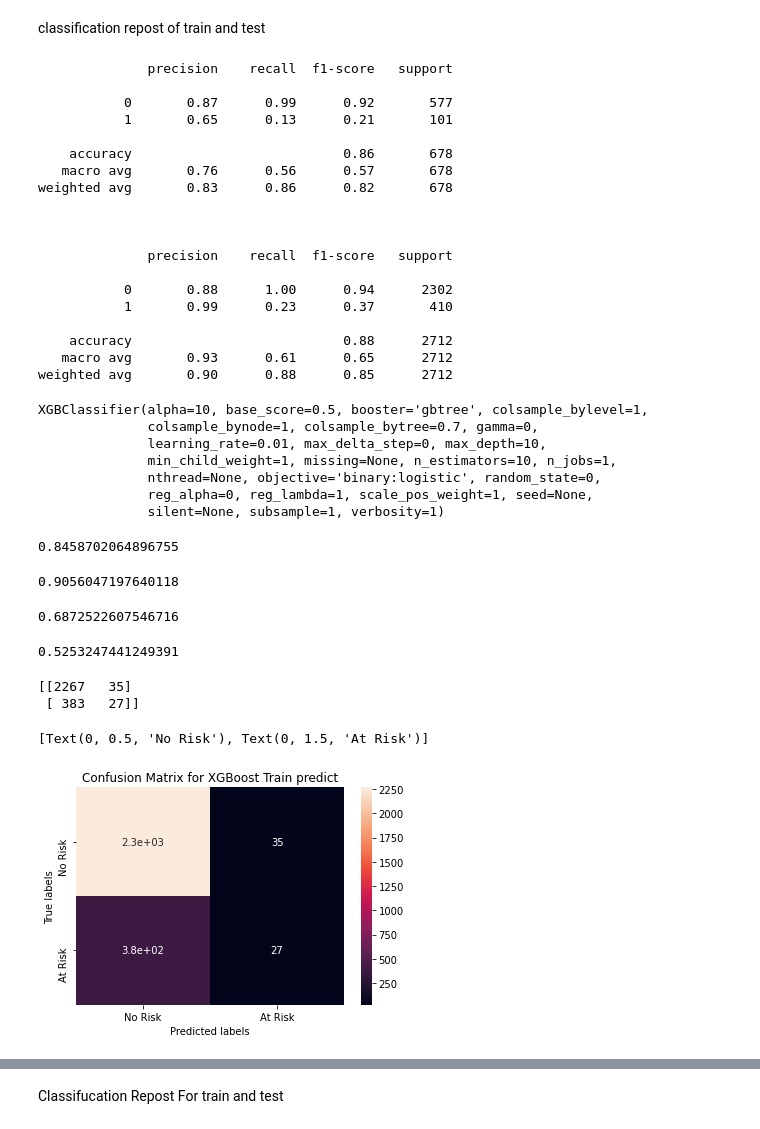
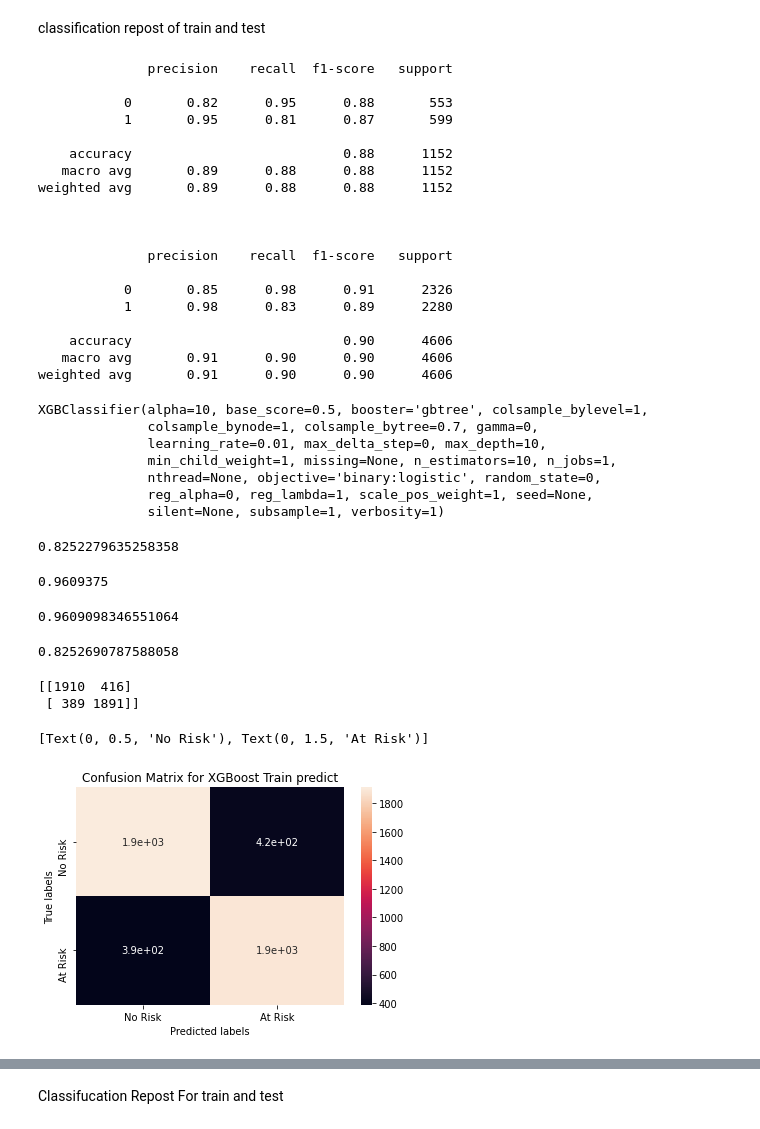
Before and after one commit to ameenattar92/Cardiovascular-Risk-Prediction, a Jupyter notebook: Vridhi_Cardiovascular_Risk_Prediction.ipynb, the cells around one changed output, grey strips where cells are left out. Cells and saved outputs as stored; diff of their text form; code cells hidden in the pictures.

```diff
--- a/Vridhi_Cardiovascular_Risk_Prediction.ipynb
+++ b/Vridhi_Cardiovascular_Risk_Prediction.ipynb
@@ -833,7 +310,3 @@ Now we have balanced dataset so we can apply logistic regression on balanced dat
 # %%
 # split the data
 X_train, X_test, Y_train, Y_test = train_test_split(X_balanced, Y_balanced, test_size=0.2, random_state=0)
-# %%
-# create and train logistic regression model
-logistic_regression_model = LogisticRegression(fit_intercept=True, max_iter=10000)
-logistic_regression_model.fit(X_train, Y_train)
@@ -1061,7 +453,7 @@ from sklearn.ensemble import GradientBoostingClassifier
 # %%
 classifier = RandomForestClassifier(n_estimators=30,max_depth=20,random_state=30,min_samples_split=3,criterion='entropy')
 # %%
-classifier.fit(X_train,y_train)
+classifier.fit(X_train,Y_train)
 # %% [output]
 RandomForestClassifier(bootstrap=True, ccp_alpha=0.0, class_weight=None,
                        criterion='entropy', max_depth=20, max_features='auto',
@@ -1160,7 +552,7 @@ gradientBC = GradientBoostingClassifier()
 grid_values = {'n_estimators':[50, 80,  100], 'max_depth':[3, 5, 7 , 10],'learning_rate':[0.0001,0.001,0.01,0.05,0.000001,0.0003]}
 classifier = GridSearchCV(classifier, param_grid = grid_values, scoring = 'roc_auc', cv=5)
 # %%
-gradientBC.fit(X_train,y_train)
+gradientBC.fit(X_train,Y_train)
 # %% [output]
 GradientBoostingClassifier(ccp_alpha=0.0, criterion='friedman_mse', init=None,
                            learning_rate=0.1, loss='deviance', max_depth=3,
@@ -1236,26 +628,26 @@ Text(0.5, 1.0, 'Roc Auc Curve for Gradient Boosting Classifier')
 # %% [markdown]
 classification repost of train and test
 # %%
-print(classification_report(y_test, test_preds))
+print(classification_report(Y_test, test_preds))
 print('\n')
-print(classification_report(y_train, train_preds))
+print(classification_report(Y_train, train_preds))
 # %% [output]
               precision    recall  f1-score   support
 
-           0       0.87      0.99      0.92       577
-           1       0.65      0.13      0.21       101
+           0       0.82      0.95      0.88       553
+           1       0.95      0.81      0.87       599
 
-    accuracy                           0.86       678
-   macro avg       0.76      0.56      0.57       678
-weighted avg       0.83      0.86      0.82       678
+    accuracy                           0.88      1152
+   macro avg       0.89      0.88      0.88      1152
+weighted avg       0.89      0.88      0.88      1152
 
 
 
               precision    recall  f1-score   support
 
-           0       0.88      1.00      0.94      2302
-           1       0.99      0.23      0.37       410
+           0       0.85      0.98      0.91      2326
+           1       0.98      0.83      0.89      2280
 
-    accuracy                           0.88      2712
-   macro avg       0.93      0.61      0.65      2712
-weighted avg       0.90      0.88      0.85      2712
+    accuracy                           0.90      4606
+   macro avg       0.91      0.90      0.90      4606
+weighted avg       0.91      0.90      0.90      4606
@@ -1266,7 +656,7 @@ import xgboost as xgb
 xg_cla = xgb.XGBClassifier(objective='binary:logistic',colsample_bytree = 0.7, learning_rate = 0.01,
                 max_depth = 10, alpha = 10, n_estimators = 10,subsample=1)
 # %%
-xg_cla.fit(X_test,y_test)
+xg_cla.fit(X_test,Y_test)
 # %% [output]
 XGBClassifier(alpha=10, base_score=0.5, booster='gbtree', colsample_bylevel=1,
               colsample_bynode=1, colsample_bytree=0.7, gamma=0,
@@ -1279,38 +669,38 @@ XGBClassifier(alpha=10, base_score=0.5, booster='gbtree', colsample_bylevel=1,
 train_preds = xg_cla.predict(X_train)
 test_preds = xg_cla.predict(X_test)
 # %%
-accuracy_score(y_train,train_preds)
+accuracy_score(Y_train,train_preds)
 # %% [output]
-0.8458702064896755
+0.8252279635258358
 # %%
-accuracy_score(y_test,test_preds)
+accuracy_score(Y_test,test_preds)
 # %% [output]
-0.9056047197640118
+0.9609375
 # %%
-roc_auc_score(y_test,test_preds)
+roc_auc_score(Y_test,test_preds)
 # %% [output]
-0.6872522607546716
+0.9609098346551064
 # %%
-roc_auc_score(y_train,train_preds)
+roc_auc_score(Y_train,train_preds)
 # %% [output]
-0.5253247441249391
+0.8252690787588058
 # %%
 #the confusion matrix for training
 labels = ['No Risk', 'At Risk']
-cm = confusion_matrix(y_train, train_preds)
+cm = confusion_matrix(Y_train, train_preds)
 print(cm)
 ax= plt.subplot()
 sns.heatmap(cm, annot=True, ax = ax) #annot=True to annotate cells
 ax.set_xlabel('Predicted labels')
 ax.set_ylabel('True labels')
 ax.set_title('Confusion Matrix for XGBoost Train predict')
 ax.xaxis.set_ticklabels(labels)
 ax.yaxis.set_ticklabels(labels)
 # %% [output]
-[[2267   35]
- [ 383   27]]
+[[1910  416]
+ [ 389 1891]]
 [Text(0, 0.5, 'No Risk'), Text(0, 1.5, 'At Risk')]
-[figure, old version]
+[figure, new version]
 # %%
 #the confusion matrix for testing
 labels = ['No Risk', 'At Risk']
```
Also changed, not shown: parts of 121 cells of this notebook.
